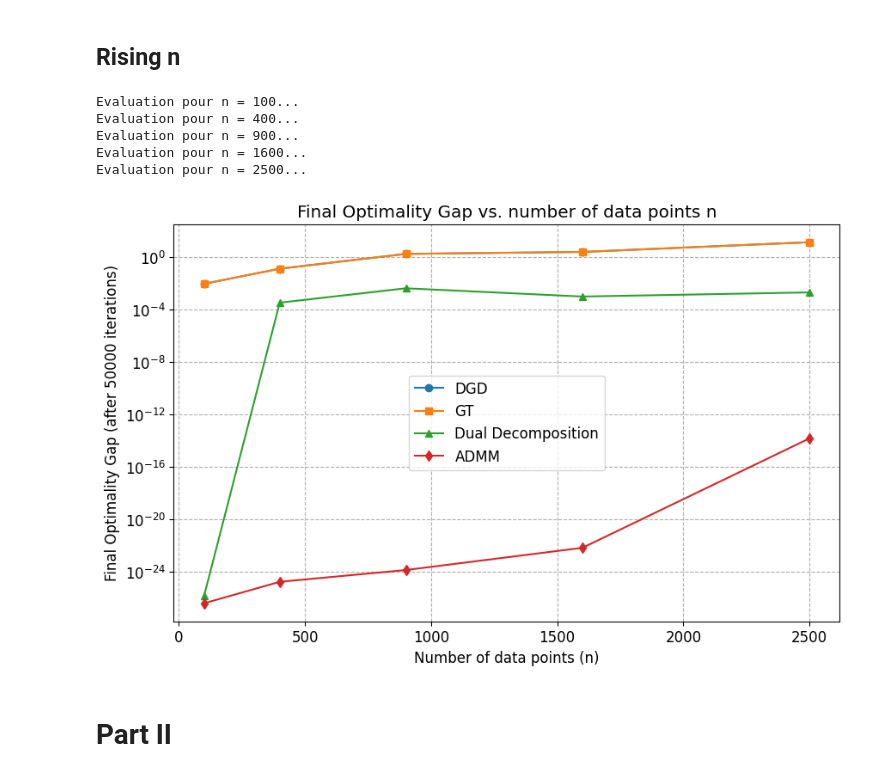
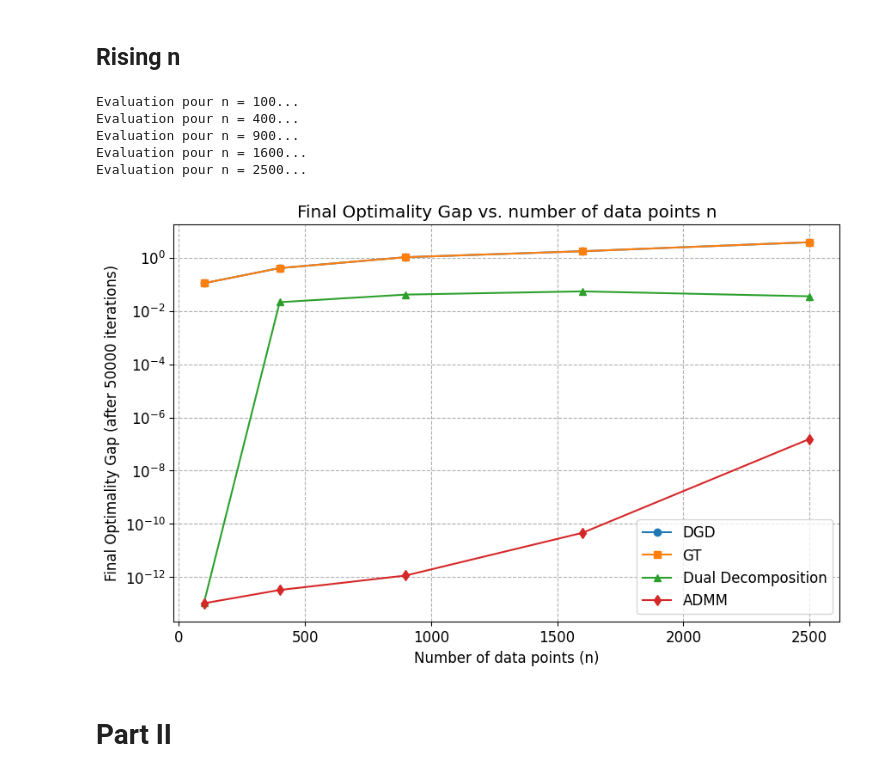
Before and after one commit to Loris-Manganelli/projet-cooperative-optimisation, a Jupyter notebook: Notebook.ipynb, the cells around one changed output. Cells and saved outputs as stored; diff of their text form; code cells hidden in the pictures.

```diff
--- a/Notebook.ipynb
+++ b/Notebook.ipynb
@@ -256,7 +256,7 @@ for n_data in n_points_list:
     print(f"Evaluation pour n = {n_data}...")
 
     # Ajustement du pas d'apprentissage (Learning Rate)
-    # Plus n_data augmente, plus la norme du gradient augmente, il faut donc un pas plus petit.
+    # Plus n_data augmente, plus 1/L diminue donc on doit réduire le pas d'apprentissage pour assurer la convergence, d'où la formule suivante :
     lr_scale = 100 / n_data
     lr_dgd_gt = 0.0001 * lr_scale
     lr_dd = 0.01 * lr_scale
@@ -285,43 +285,43 @@ for n_data in n_points_list:
 
     # DGD
     alpha_dgd_n = DGD(alpha_0_n, K_a_n, K_mm_n, y_a_n, W_n, sigma=0.5, nu=1.0, max_iter=n_iter_n, lr=lr_dgd_gt)
-    final_gaps_dgd.append(np.linalg.norm(alpha_dgd_n[-1] - alpha_star)**2)
+    final_gaps_dgd.append(np.linalg.norm(alpha_dgd_n[-1] - alpha_star))
 
     # GT
     alpha_gt_n = GT(alpha_0_n, K_a_n, K_mm_n, y_a_n, W_n, sigma=0.5, nu=1.0, max_iter=n_iter_n, lr=lr_dgd_gt)
-    final_gaps_gt.append(np.linalg.norm(alpha_gt_n[-1] - alpha_star)**2)
+    final_gaps_gt.append(np.linalg.norm(alpha_gt_n[-1] - alpha_star))
 
     # Dual Decomposition
     edges_n = int(np.sum(A_n) / 2)
     mult_0_n = np.zeros([edges_n, m_n])
     alpha_dd_n, _ = dual_decomposition(mult_0_n, K_a_n, K_mm_n, y_a_n, A_n, sigma=0.5, nu=1.0, max_iter=n_iter_n, lr=lr_dd)
-    final_gaps_dd.append(np.linalg.norm(alpha_dd_n[-1] - alpha_star)**2)
+    final_gaps_dd.append(np.linalg.norm(alpha_dd_n[-1] - alpha_star))
 
     # ADMM
     egal_0_n = np.zeros([edges_n, m_n])
     alpha_admm_n, _ = ADMM(mult_0_n, egal_0_n, 1.0, K_a_n, K_mm_n, y_a_n, A_n, 0.5, nu=1.0, max_iter=n_iter_n)
-    final_gaps_admm.append(np.linalg.norm(alpha_admm_n[-1] - alpha_star)**2)
+    final_gaps_admm.append(np.linalg.norm(alpha_admm_n[-1] - alpha_star))
 
 plt.figure(figsize=(10, 6))
 plt.plot(n_points_list, final_gaps_dgd, marker='o', label='DGD')
 plt.plot(n_points_list, final_gaps_gt, marker='s', label='GT')
 plt.plot(n_points_list, final_gaps_dd, marker='^', label='Dual Decomposition')
 plt.plot(n_points_list, final_gaps_admm, marker='d', label='ADMM')
 plt.yscale('log')
 plt.xlabel('Number of data points (n)')
 plt.ylabel(f'Final Optimality Gap (after {n_iter_n} iterations)')
 plt.title('Final Optimality Gap vs. number of data points n')
 plt.legend()
 plt.grid(True, which="both", ls="--")
 plt.savefig('final_gaps.pdf')
 plt.show()
 # %% [output]
 Evaluation pour n = 100...
 Evaluation pour n = 400...
 Evaluation pour n = 900...
 Evaluation pour n = 1600...
 Evaluation pour n = 2500...
-[figure, old version]
+[figure, new version]
 # %% [markdown]
 # Part II
 # %% [markdown]
```
Also changed, not shown: parts of 19 cells of this notebook.
